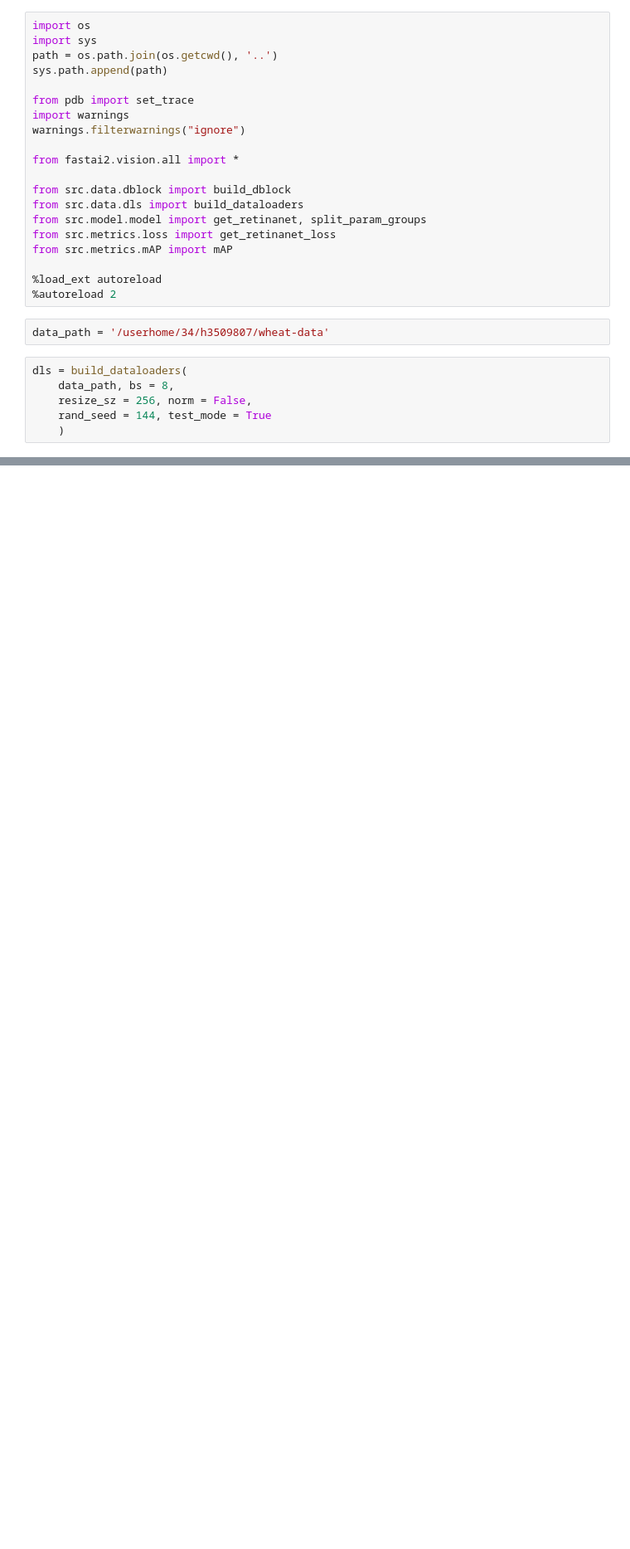
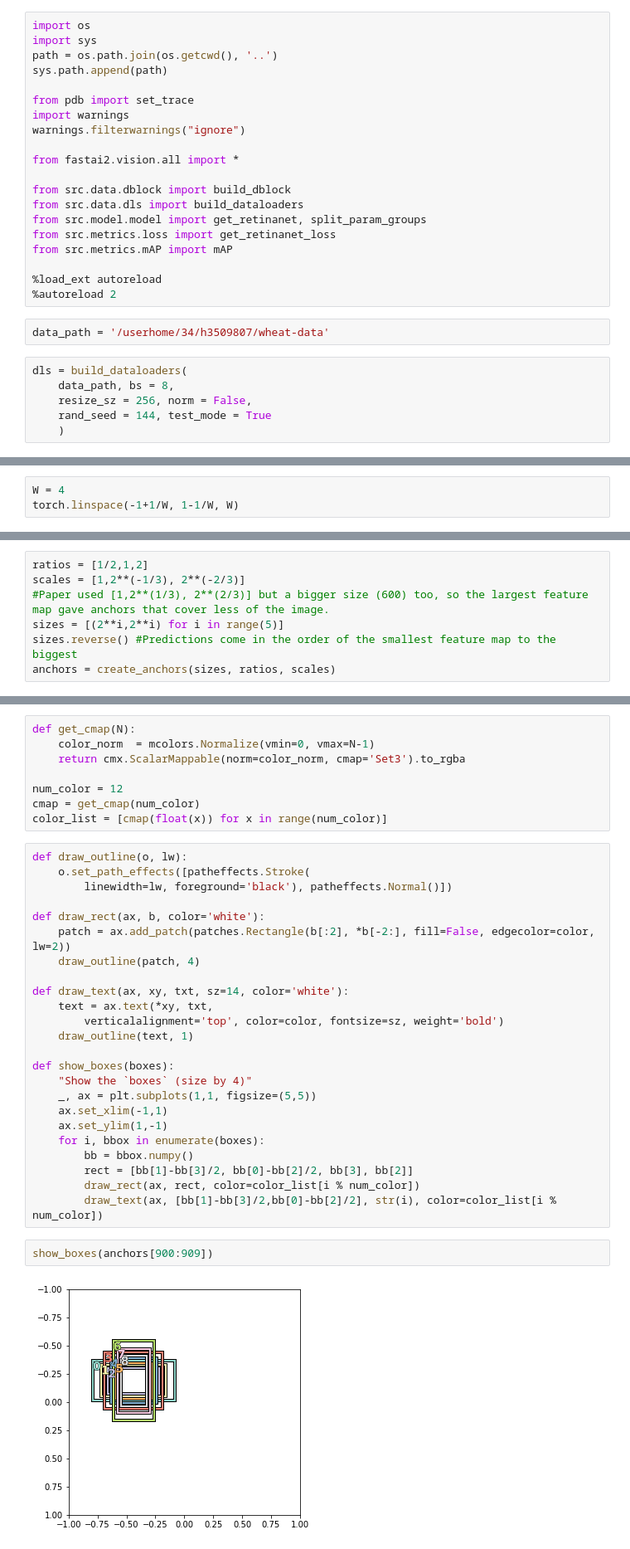
Before and after one commit to riven314/Wheat-Detection-2020, a Jupyter notebook: ipynb/analyze_retinanet_model.ipynb, the cells around one changed output, grey strips where cells are left out. Shown: that part at 83% size. Drawn from its saved outputs; the diff is of its cells as text; blank space fills up the shorter version.

```diff
--- a/ipynb/analyze_retinanet_model.ipynb
+++ b/ipynb/analyze_retinanet_model.ipynb
@@ -33,0 +47,3 @@ dls = build_dataloaders(
+# %%
+W = 4
+torch.linspace(-1+1/W, 1-1/W, W)
@@ -33,0 +140,7 @@ dls = build_dataloaders(
+# %%
+ratios = [1/2,1,2]
+scales = [1,2**(-1/3), 2**(-2/3)]
+#Paper used [1,2**(1/3), 2**(2/3)] but a bigger size (600) too, so the largest feature map gave anchors that cover less of the image.
+sizes = [(2**i,2**i) for i in range(5)]
+sizes.reverse() #Predictions come in the order of the smallest feature map to the biggest
+anchors = create_anchors(sizes, ratios, scales)
@@ -33,0 +153,36 @@ dls = build_dataloaders(
+# %%
+def get_cmap(N):
+    color_norm  = mcolors.Normalize(vmin=0, vmax=N-1)
+    return cmx.ScalarMappable(norm=color_norm, cmap='Set3').to_rgba
+
+num_color = 12
+cmap = get_cmap(num_color)
+color_list = [cmap(float(x)) for x in range(num_color)]
+# %%
+def draw_outline(o, lw):
+    o.set_path_effects([patheffects.Stroke(
+        linewidth=lw, foreground='black'), patheffects.Normal()])
+
+def draw_rect(ax, b, color='white'):
+    patch = ax.add_patch(patches.Rectangle(b[:2], *b[-2:], fill=False, edgecolor=color, lw=2))
+    draw_outline(patch, 4)
+
+def draw_text(ax, xy, txt, sz=14, color='white'):
+    text = ax.text(*xy, txt,
+        verticalalignment='top', color=color, fontsize=sz, weight='bold')
+    draw_outline(text, 1)
+
+def show_boxes(boxes):
+    "Show the `boxes` (size by 4)"
+    _, ax = plt.subplots(1,1, figsize=(5,5))
+    ax.set_xlim(-1,1)
+    ax.set_ylim(1,-1)
+    for i, bbox in enumerate(boxes):
+        bb = bbox.numpy()
+        rect = [bb[1]-bb[3]/2, bb[0]-bb[2]/2, bb[3], bb[2]]
+        draw_rect(ax, rect, color=color_list[i % num_color])
+        draw_text(ax, [bb[1]-bb[3]/2,bb[0]-bb[2]/2], str(i), color=color_list[i % num_color])
+# %%
+show_boxes(anchors[900:909])
+# %% [output]
+[figure, added]
```
Also changed, not shown: parts of 27 cells of this notebook.
